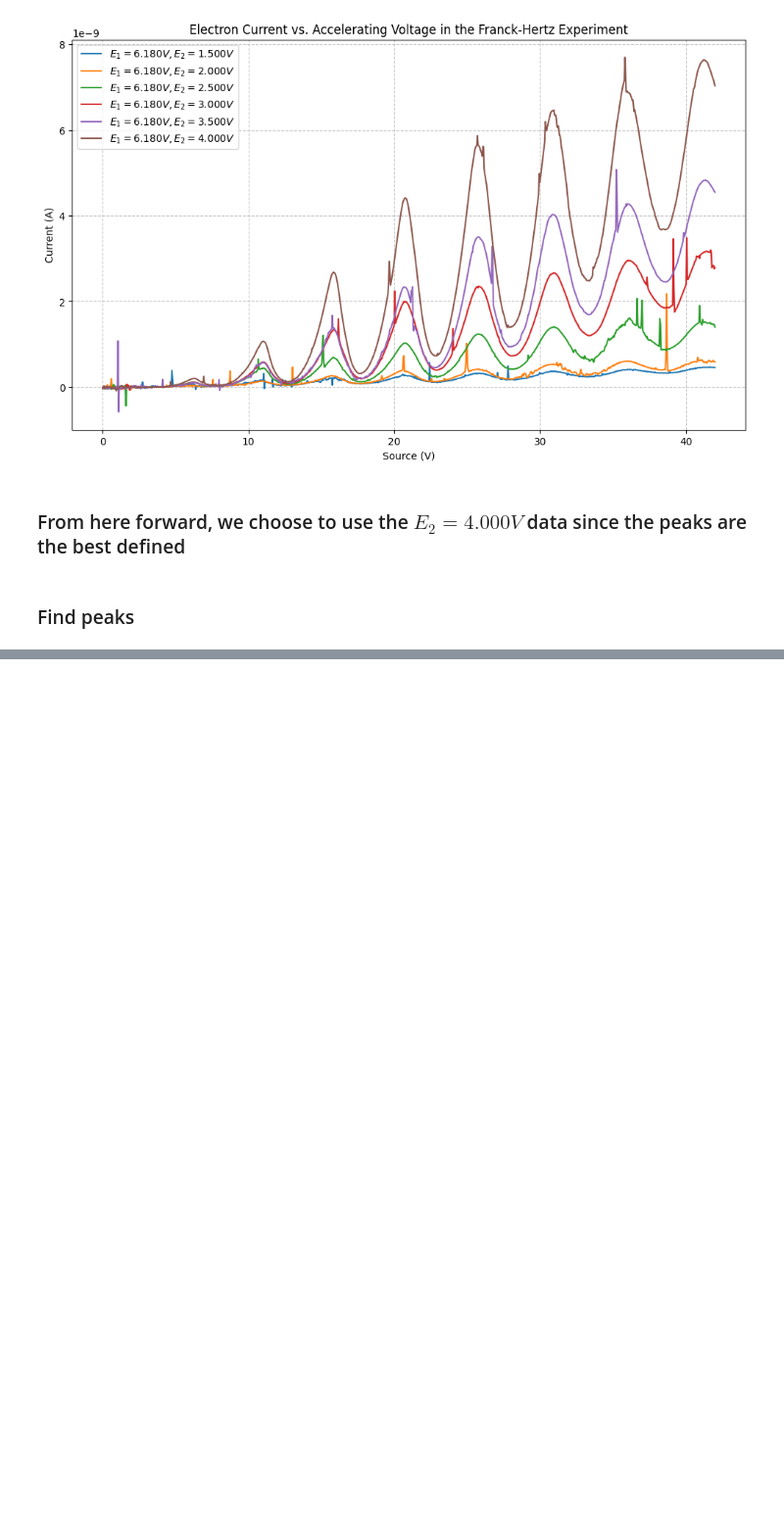
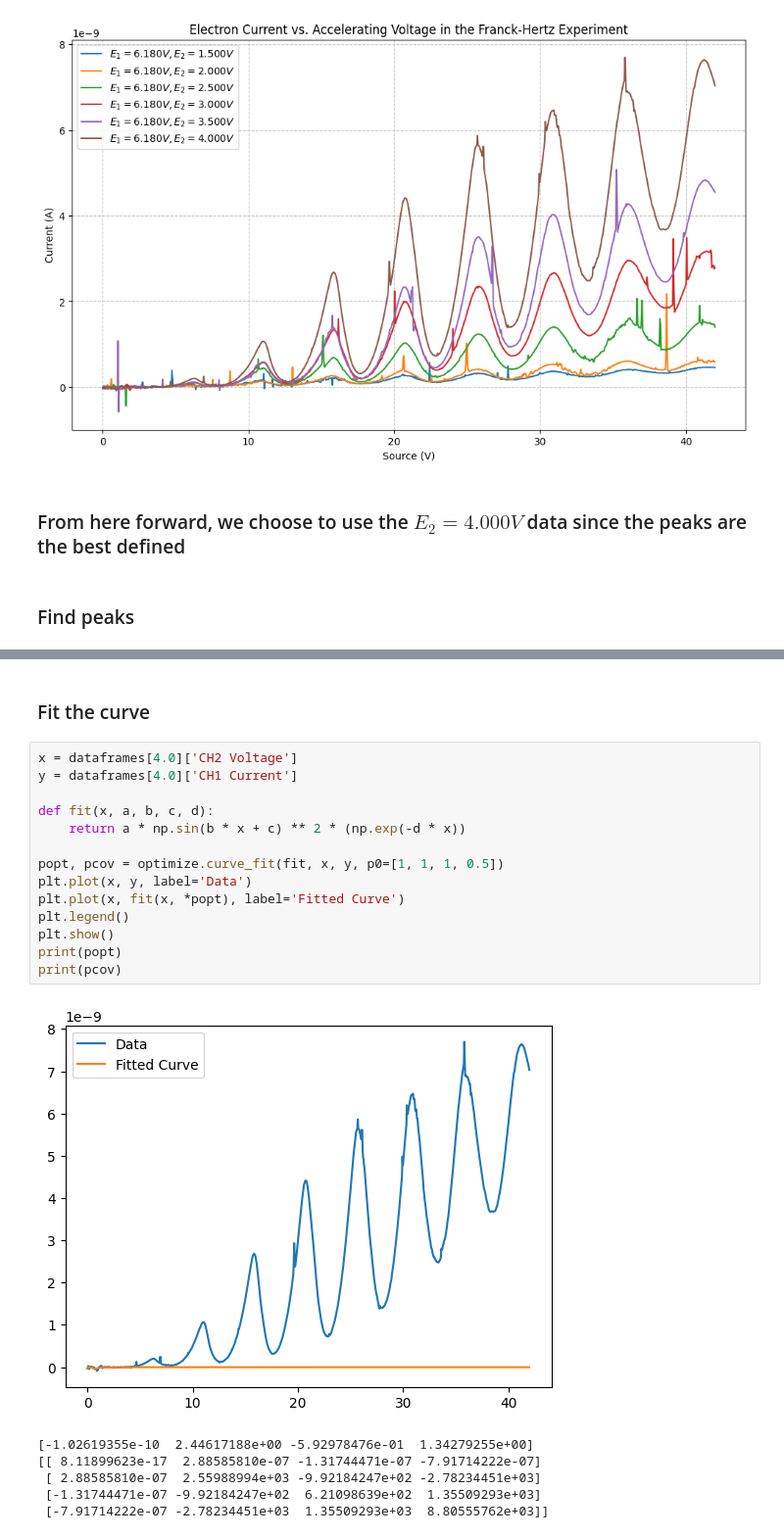
Before and after one commit to lucaschoii/PHY294-Franck-Hertz, a Jupyter notebook: plot.ipynb, the cells around one changed output, grey strips where cells are left out. Shown at 98% size. Cells and saved outputs as stored; diff of their text form; blank space fills up the shorter version.

```diff
--- a/plot.ipynb
+++ b/plot.ipynb
@@ -72,0 +124,23 @@ print(peaks)
+# %% [markdown]
+### Fit the curve
+# %%
+x = dataframes[4.0]['CH2 Voltage']
+y = dataframes[4.0]['CH1 Current']
+
+def fit(x, a, b, c, d):
+    return a * np.sin(b * x + c) ** 2 * (np.exp(-d * x))
+
+popt, pcov = optimize.curve_fit(fit, x, y, p0=[1, 1, 1, 0.5])
+plt.plot(x, y, label='Data')
+plt.plot(x, fit(x, *popt), label='Fitted Curve')
+plt.legend()
+plt.show()
+print(popt)
+print(pcov)
+# %% [output]
+[figure, added]
+[-1.02619355e-10  2.44617188e+00 -5.92978476e-01  1.34279255e+00]
+[[ 8.11899623e-17  2.88585810e-07 -1.31744471e-07 -7.91714222e-07]
+ [ 2.88585810e-07  2.55988994e+03 -9.92184247e+02 -2.78234451e+03]
+ [-1.31744471e-07 -9.92184247e+02  6.21098639e+02  1.35509293e+03]
+ [-7.91714222e-07 -2.78234451e+03  1.35509293e+03  8.80555762e+03]]
```
Also changed, not shown: parts of 5 cells of this notebook.
